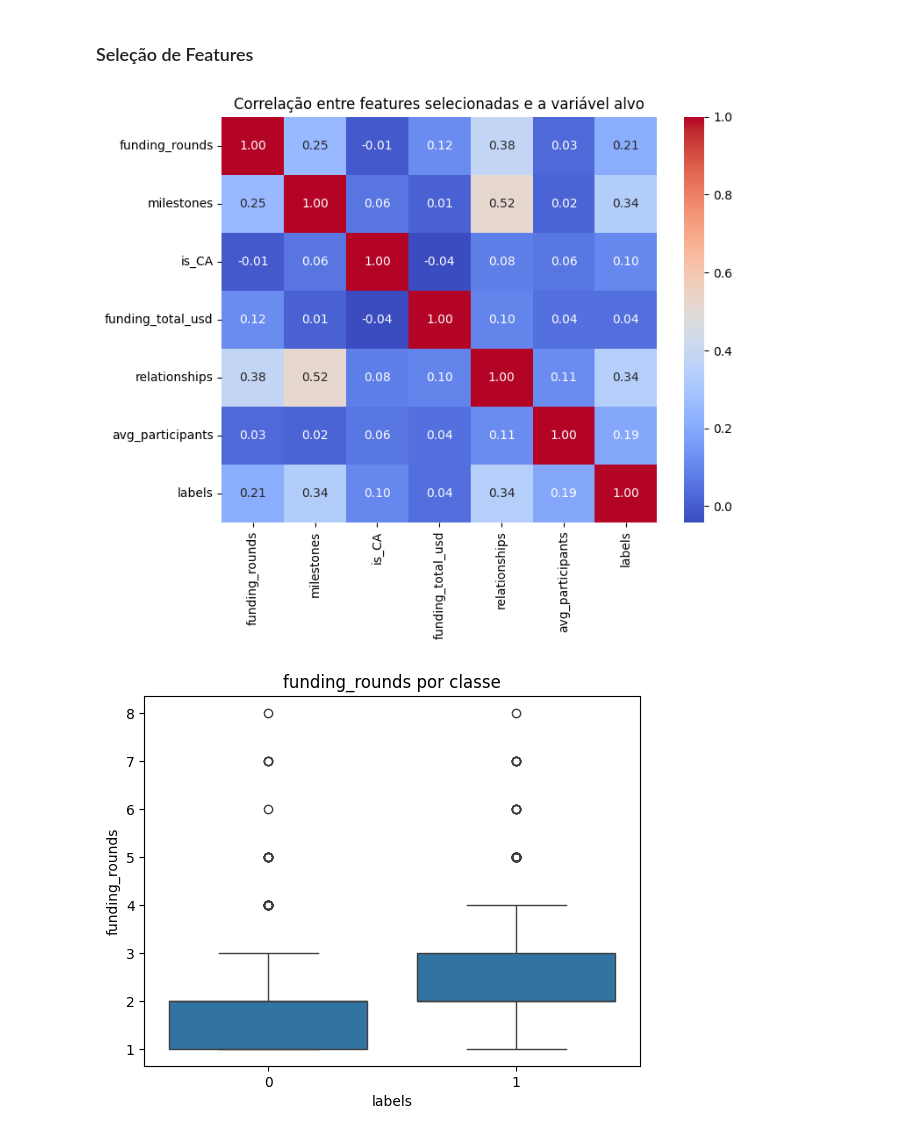
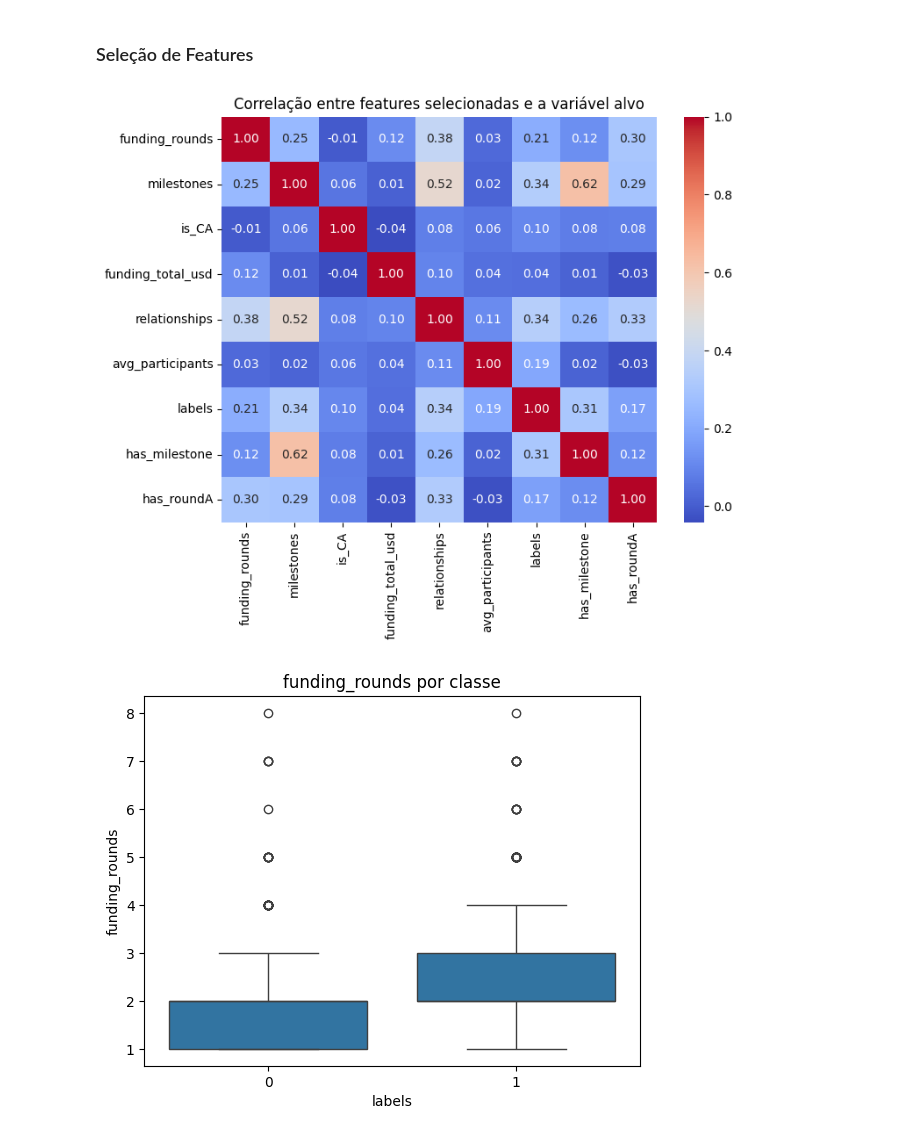
Before and after one commit to macosta7/campeonato_modelo_preditivo, a Jupyter notebook: campeonato.ipynb, the cells around one changed output. Saved outputs shown, nothing was run; the diff lists cells and outputs as text; code cells hidden in the pictures.

```diff
--- a/campeonato.ipynb
+++ b/campeonato.ipynb
@@ -106,3 +108,21 @@ test = pd.concat([test.drop(columns=['category_code']), test_cat_df], axis=1)
+# %%
+train['funding_per_round'] = train['funding_total_usd'] / (train['funding_rounds'] + 1)
+test['funding_per_round'] = test['funding_total_usd'] / (test['funding_rounds'] + 1)
+
+train['log_funding_total'] = np.log1p(train['funding_total_usd'])
+test['log_funding_total'] = np.log1p(test['funding_total_usd'])
+
+train['log_relationships'] = np.log1p(train['relationships'])
+test['log_relationships'] = np.log1p(test['relationships'])
+
+train['has_funding'] = (train['funding_rounds'] > 0).astype(int)
+test['has_funding'] = (test['funding_rounds'] > 0).astype(int)
+
+train['has_milestone'] = (train['milestones'] > 0).astype(int)
+test['has_milestone'] = (test['milestones'] > 0).astype(int)
+
+train['milestone_ratio'] = train['milestones'] / (train['age_last_milestone_year'] + 1)
+test['milestone_ratio'] = test['milestones'] / (test['age_last_milestone_year'] + 1)
 # %% [markdown]
 ### Exploração e Visualização dos Dados
 # %%
@@ -173,19 +193,21 @@ Name: labels, dtype: float64
 # %%
 features_selecionadas = ['funding_rounds',
                         'milestones',
                         'is_CA',
                         'funding_total_usd',
                         'relationships',
                         'avg_participants',
-                        'labels']
+                        'labels',
+                        'has_milestone',
+                        'has_roundA']
 
 corr = train[features_selecionadas].corr()
 plt.figure(figsize=(8, 6))
 sns.heatmap(corr, annot=True, cmap='coolwarm', fmt=".2f")
 plt.title('Correlação entre features selecionadas e a variável alvo')
 plt.show()
 # %% [output]
-[figure, old version]
+[figure, new version]
 # %%
 for col in ['funding_rounds', 'milestones', 'relationships', 'avg_participants']:
     sns.boxplot(x='labels', y=col, data=train)
```
Also changed, not shown: parts of 6 cells of this notebook, 1 other file.
